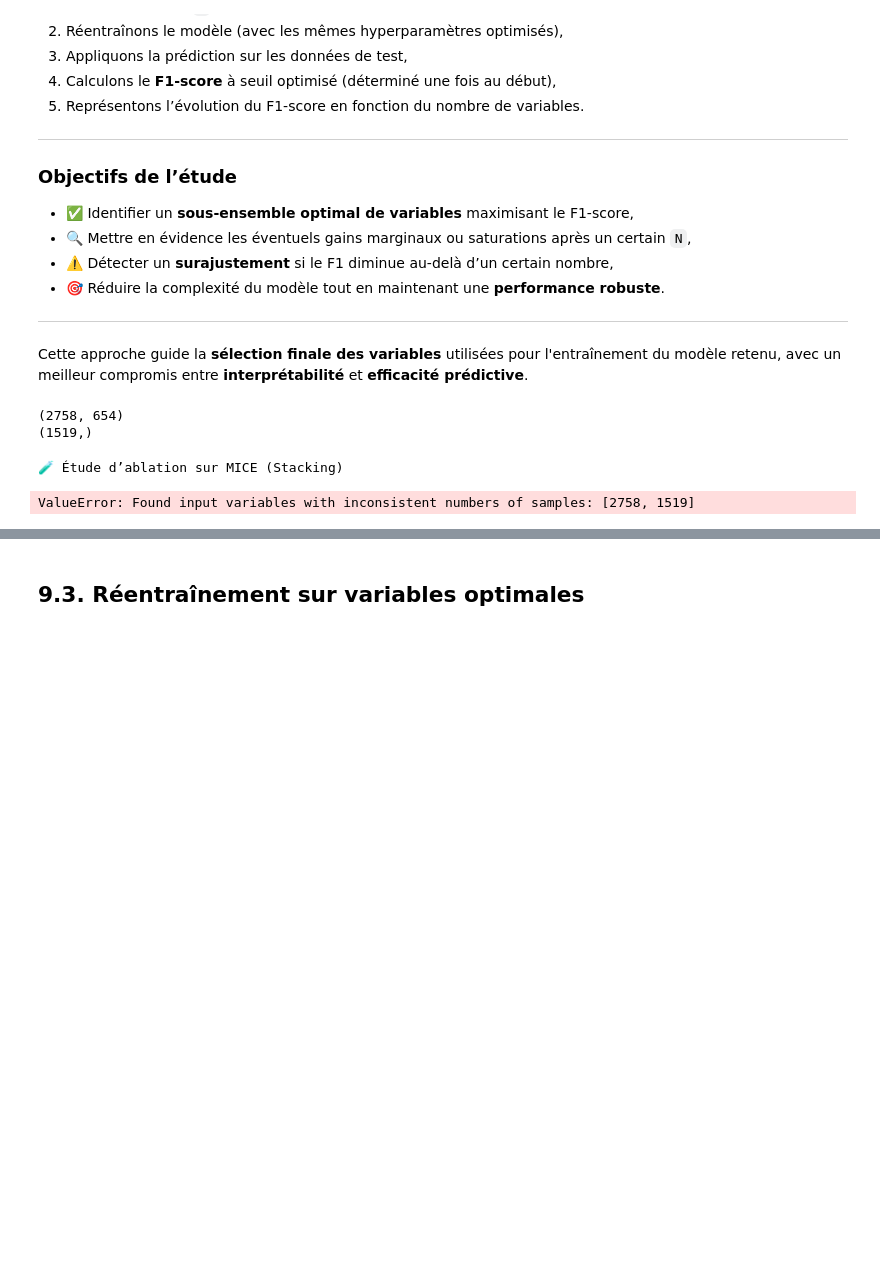
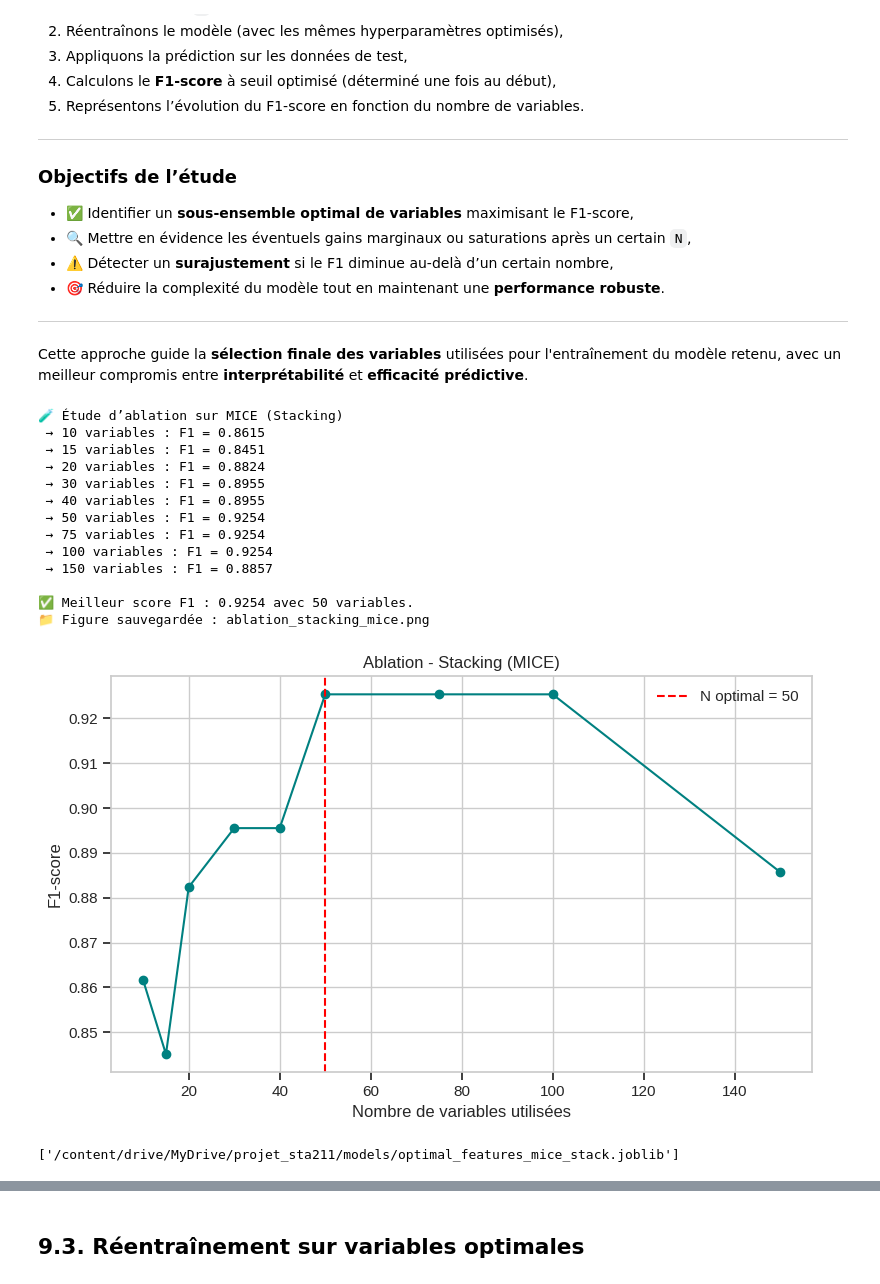
Before and after one commit to Abdoullatuf/projet_sta211_version_modulaire, a Jupyter notebook: notebooks/02_Modelisation_Optimisation_updated.ipynb, the cells around one changed output, grey strips where cells are left out. Saved outputs shown, nothing was run; the diff lists cells and outputs as text; code cells hidden in the pictures; blank space fills up the shorter version.

```diff
--- a/notebooks/02_Modelisation_Optimisation_updated.ipynb
+++ b/notebooks/02_Modelisation_Optimisation_updated.ipynb
@@ -1277,6 +1278,6 @@ from modeling import load_optimal_threshold
 seuil_mice_stacking = load_optimal_threshold(
     model_name="Stacking",
     dataset_name="MICE",
-    figures_dir=paths["FIGURES_MODELING_DIR"]
+    threshold_dir=Path("/content/drive/MyDrive/projet_sta211/outputs/modeling/thresholds")
 )
 # %% [output]
@@ -1522,25 +1452,37 @@ def run_ablation_analysis(
-# %%
-print(X_train_mice_preprocessed.shape)
-print(y_train_mice.shape)
-# %% [output]
-(2758, 654)
-(1519,)
 # %%
-# from modeling.ablation_analysis import run_ablation_analysis
-ablation_results_mice, best_n_mice, best_f1_mice, best_features_mice = run_ablation_analysis(
+from modeling import run_ablation_analysis
+ablation_results_mice, best_n_mice, best_f1_mice, best_features_mice_stack = run_ablation_analysis(
     model=best_model_mice,
-    X_train=X_train_mice_preprocessed,
-    y_train=y_train_mice,
-    X_test=X_test_mice_preprocessed,
+    X_train=X_train_mice_preprocessed_df,
+    y_train=y_train_mice_preprocessed,
+    X_test=X_test_mice_preprocessed_df,
     y_test=y_test_mice,
     feature_importance=importance_mice,
-    threshold=optimal_threshold_mice,  # ← ignoré pour l’instant (optionnel)
+    threshold=seuil_mice_stacking,
     n_features_range=[10, 15, 20, 30, 40, 50, 75, 100, 150],
     model_name="Stacking",
     dataset_name="MICE",
-    save_path=paths["FIGURES_MODELING_DIR"],  # pas un CSV, mais un dossier pour sauvegarder le graphique
+    save_path=paths["MODELS_DIR"],  # ✅ ici un dossier
+    apply_smote=False
 )
+
+# Ensuite, on peut sauvegarder manuellement le CSV :
+ablation_results_mice.to_csv(paths["MODELS_DIR"] / "ablation_results_mice.csv", index=False)
+joblib.dump(best_features_mice_stack, paths["MODELS_DIR"] / "optimal_features_mice_stack.joblib")
 # %% [output]
 🧪 Étude d’ablation sur MICE (Stacking)
+ → 10 variables : F1 = 0.8615
+ → 15 variables : F1 = 0.8451
+ → 20 variables : F1 = 0.8824
+ → 30 variables : F1 = 0.8955
+ → 40 variables : F1 = 0.8955
+ → 50 variables : F1 = 0.9254
+ → 75 variables : F1 = 0.9254
+ → 100 variables : F1 = 0.9254
+ → 150 variables : F1 = 0.8857
+
+✅ Meilleur score F1 : 0.9254 avec 50 variables.
+📁 Figure sauvegardée : ablation_stacking_mice.png
+[figure, added]
-ValueError: Found input variables with inconsistent numbers of samples: [2758, 1519]
+['/content/drive/MyDrive/projet_sta211/models/optimal_features_mice_stack.joblib']
 # %%
```
Also changed, not shown: parts of 11 cells of this notebook, 11 other files.
